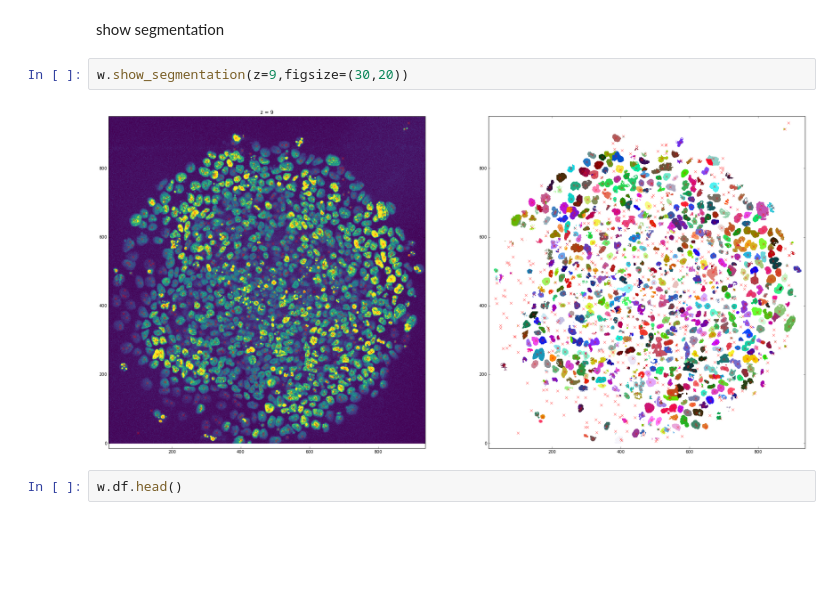
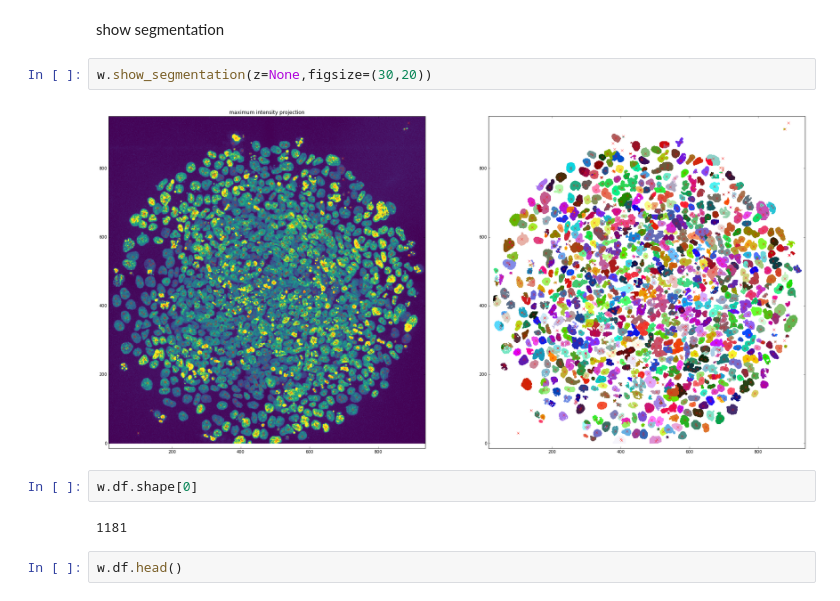
Before and after one commit to jjmetzger/stemcell_segmentation, a Jupyter notebook: watershed3d.ipynb, the cells around one changed output. Saved outputs shown, nothing was run; the diff lists cells and outputs as text; blank space fills up the shorter version.

```diff
--- a/watershed3d.ipynb
+++ b/watershed3d.ipynb
@@ -48,9 +48,13 @@ segmentation done, found 1181 cells
 # %% [markdown]
 show segmentation
 # %%
-w.show_segmentation(z=9,figsize=(30,20))
+w.show_segmentation(z=None,figsize=(30,20))
 # %% [output]
-[figure, old version]
+[figure, new version]
+# %%
+w.df.shape[0]
+# %% [output]
+1181
 # %%
 w.df.head()
 # %% [output]
```
Also changed, not shown: 1 other file.
